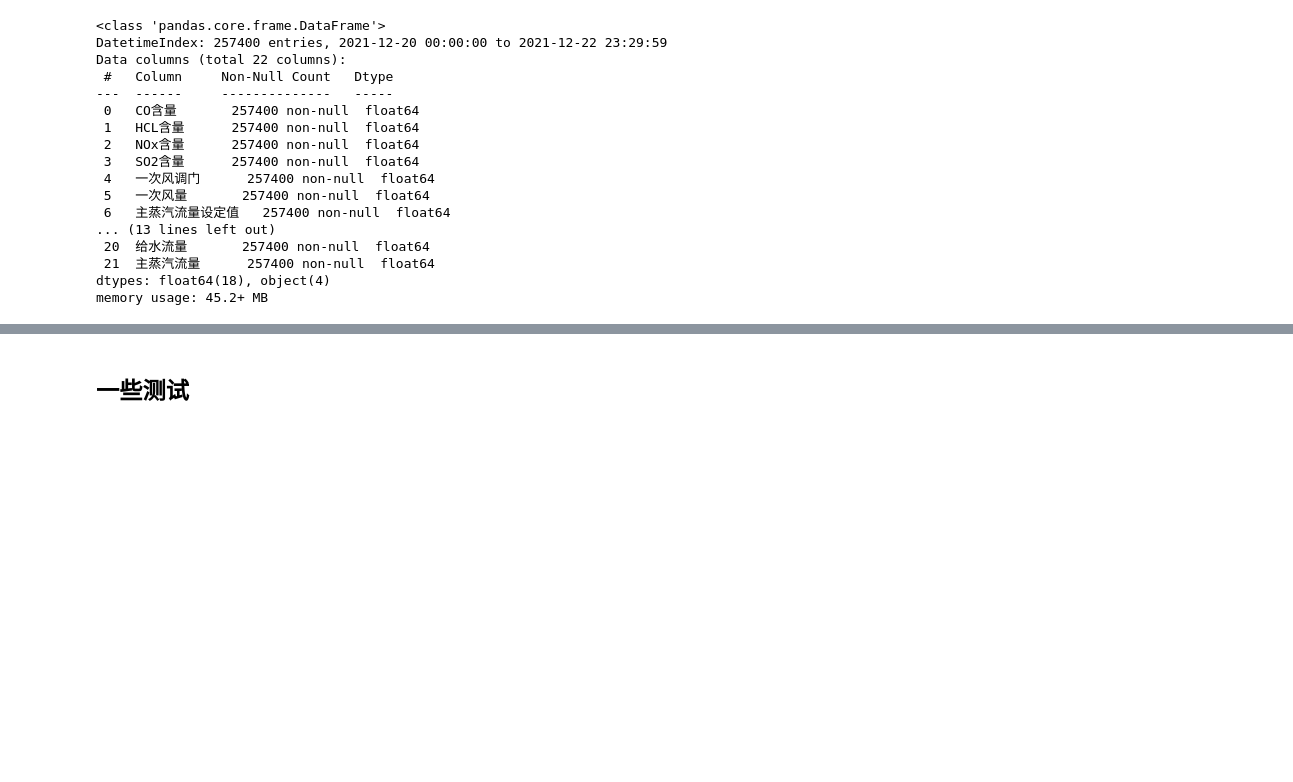
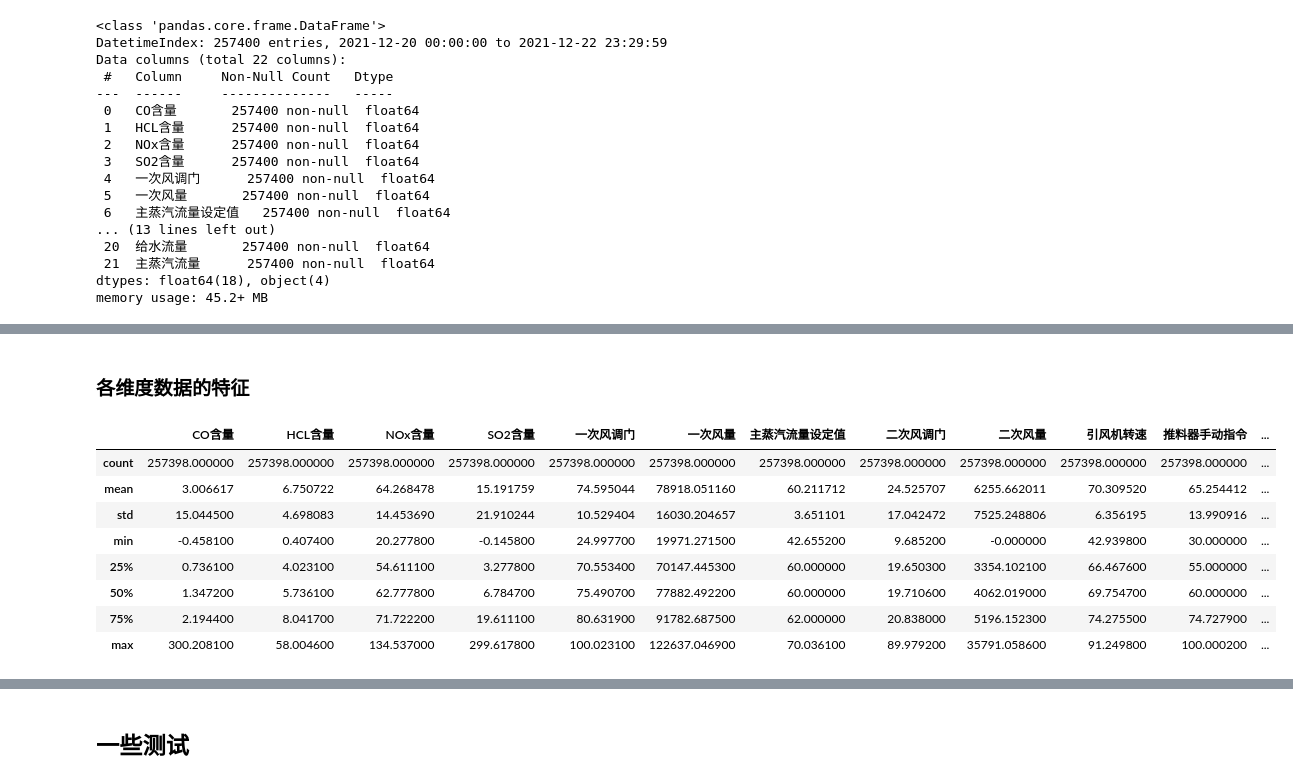
Before and after one commit to suye0620/GarbageCremation, a Jupyter notebook: dataprocess.ipynb, the cells around one changed output, grey strips where cells are left out. Drawn from its saved outputs; the diff is of its cells as text; code cells hidden in the pictures; blank space fills up the shorter version.

```diff
--- a/dataprocess.ipynb
+++ b/dataprocess.ipynb
@@ -48,0 +96,14 @@ memory usage: 45.2+ MB
+# %% [markdown]
+### 各维度数据的特征
+# %%
+df_trainSet.describe()
+# %% [output]
+|  | CO含量 | HCL含量 | NOx含量 | SO2含量 | 一次风调门 | 一次风量 | 主蒸汽流量设定值 | 二次风调门 | 二次风量 | 引风机转速 | 推料器手动指令 | ... |
+| count | 257398.000000 | 257398.000000 | 257398.000000 | 257398.000000 | 257398.000000 | 257398.000000 | 257398.000000 | 257398.000000 | 257398.000000 | 257398.000000 | 257398.000000 | ... |
+| mean | 3.006617 | 6.750722 | 64.268478 | 15.191759 | 74.595044 | 78918.051160 | 60.211712 | 24.525707 | 6255.662011 | 70.309520 | 65.254412 | ... |
+| std | 15.044500 | 4.698083 | 14.453690 | 21.910244 | 10.529404 | 16030.204657 | 3.651101 | 17.042472 | 7525.248806 | 6.356195 | 13.990916 | ... |
+| min | -0.458100 | 0.407400 | 20.277800 | -0.145800 | 24.997700 | 19971.271500 | 42.655200 | 9.685200 | -0.000000 | 42.939800 | 30.000000 | ... |
+| 25% | 0.736100 | 4.023100 | 54.611100 | 3.277800 | 70.553400 | 70147.445300 | 60.000000 | 19.650300 | 3354.102100 | 66.467600 | 55.000000 | ... |
+| 50% | 1.347200 | 5.736100 | 62.777800 | 6.784700 | 75.490700 | 77882.492200 | 60.000000 | 19.710600 | 4062.019000 | 69.754700 | 60.000000 | ... |
+| 75% | 2.194400 | 8.041700 | 71.722200 | 19.611100 | 80.631900 | 91782.687500 | 62.000000 | 20.838000 | 5196.152300 | 74.275500 | 74.727900 | ... |
+| max | 300.208100 | 58.004600 | 134.537000 | 299.617800 | 100.023100 | 122637.046900 | 70.036100 | 89.979200 | 35791.058600 | 91.249800 | 100.000200 | ... |
```
Also changed, not shown: parts of 23 cells of this notebook.
